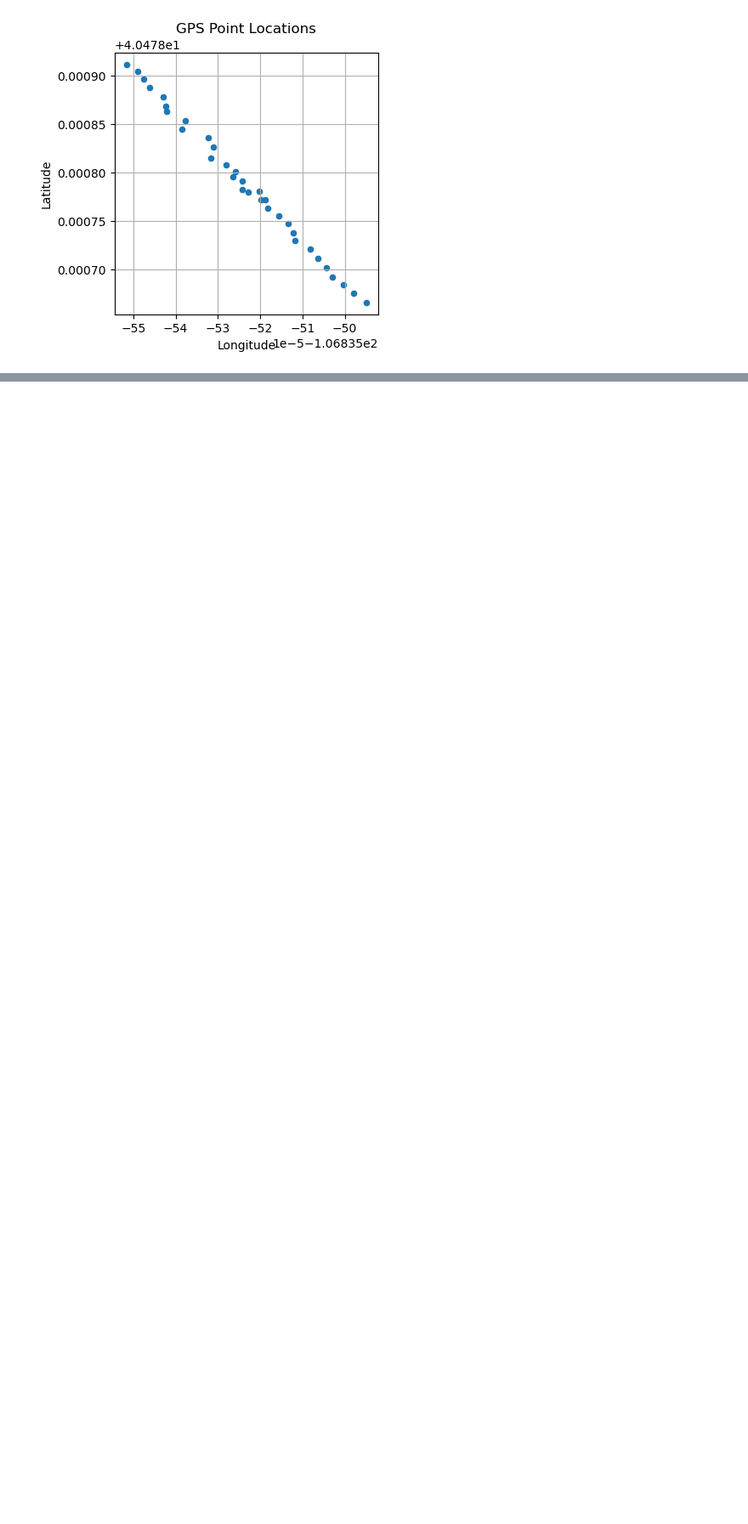
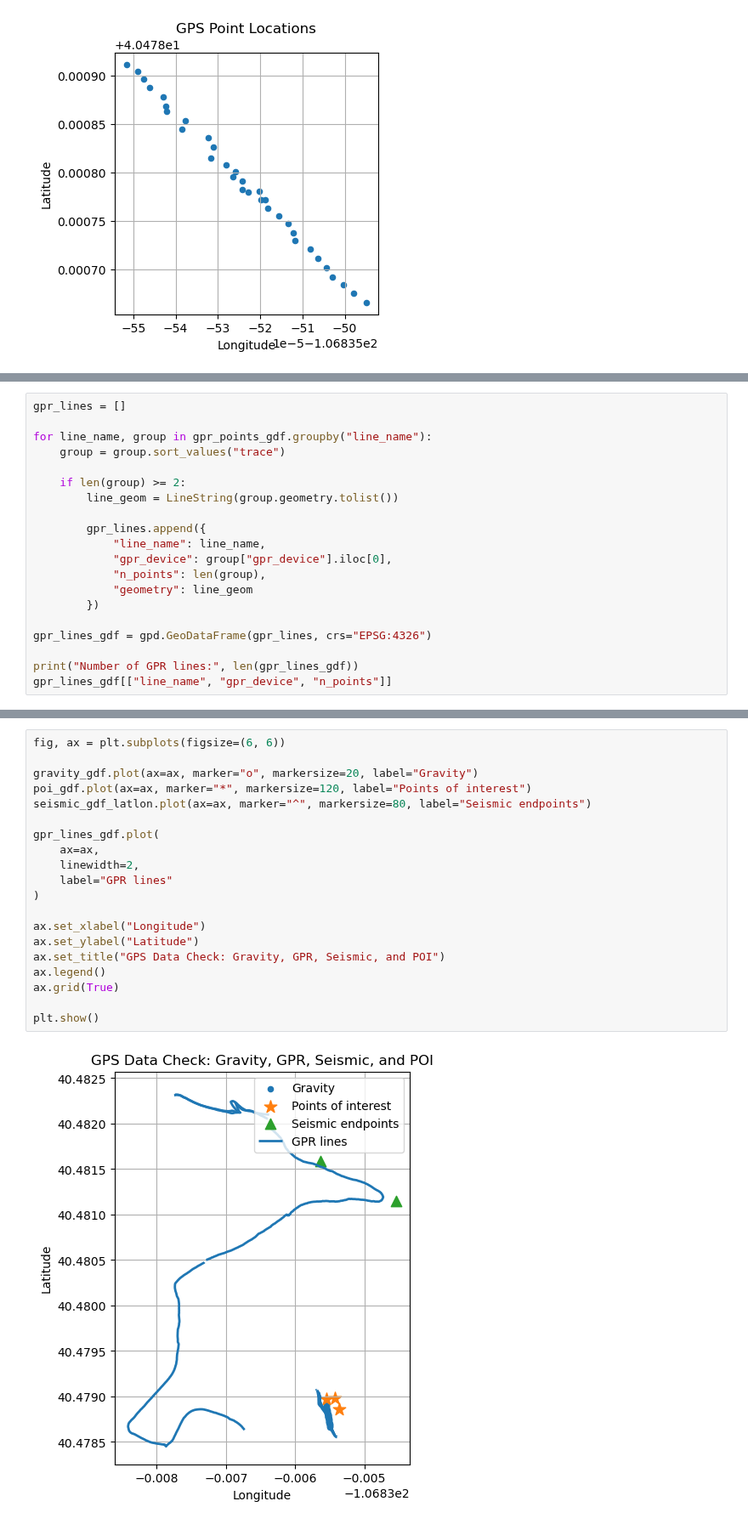
Before and after one commit to tessamurphy16/Geophysical-Characterization-of-the-Historic-Onyx-Mine-in-Steamboat-Springs-CO.-, a Jupyter notebook: notebooks/WORKING ipynb files/gravity_gps.ipynb, the cells around one changed output, grey strips where cells are left out. Shown at 85% size. Cells and saved outputs as stored; diff of their text form; blank space fills up the shorter version.

```diff
--- a/notebooks/WORKING ipynb files/gravity_gps.ipynb
+++ b/notebooks/WORKING ipynb files/gravity_gps.ipynb
@@ -64,0 +391,20 @@ gps.to_csv("gps_points_with_elevation.csv", index=False)
+# %%
+gpr_lines = []
+
+for line_name, group in gpr_points_gdf.groupby("line_name"):
+    group = group.sort_values("trace")
+
+    if len(group) >= 2:
+        line_geom = LineString(group.geometry.tolist())
+
+        gpr_lines.append({
+            "line_name": line_name,
+            "gpr_device": group["gpr_device"].iloc[0],
+            "n_points": len(group),
+            "geometry": line_geom
+        })
+
+gpr_lines_gdf = gpd.GeoDataFrame(gpr_lines, crs="EPSG:4326")
+
+print("Number of GPR lines:", len(gpr_lines_gdf))
+gpr_lines_gdf[["line_name", "gpr_device", "n_points"]]
@@ -64,0 +425,22 @@ gps.to_csv("gps_points_with_elevation.csv", index=False)
+# %%
+fig, ax = plt.subplots(figsize=(6, 6))
+
+gravity_gdf.plot(ax=ax, marker="o", markersize=20, label="Gravity")
+poi_gdf.plot(ax=ax, marker="*", markersize=120, label="Points of interest")
+seismic_gdf_latlon.plot(ax=ax, marker="^", markersize=80, label="Seismic endpoints")
+
+gpr_lines_gdf.plot(
+    ax=ax,
+    linewidth=2,
+    label="GPR lines"
+)
+
+ax.set_xlabel("Longitude")
+ax.set_ylabel("Latitude")
+ax.set_title("GPS Data Check: Gravity, GPR, Seismic, and POI")
+ax.legend()
+ax.grid(True)
+
+plt.show()
+# %% [output]
+[figure, added]
```
Also changed, not shown: parts of 27 cells of this notebook.
